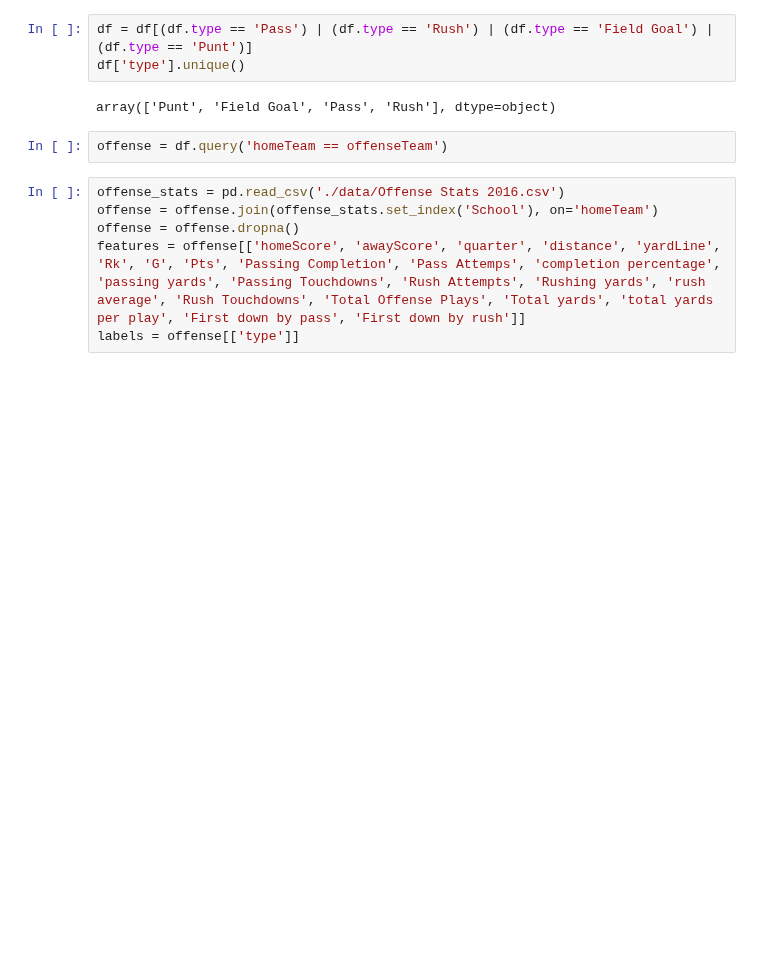
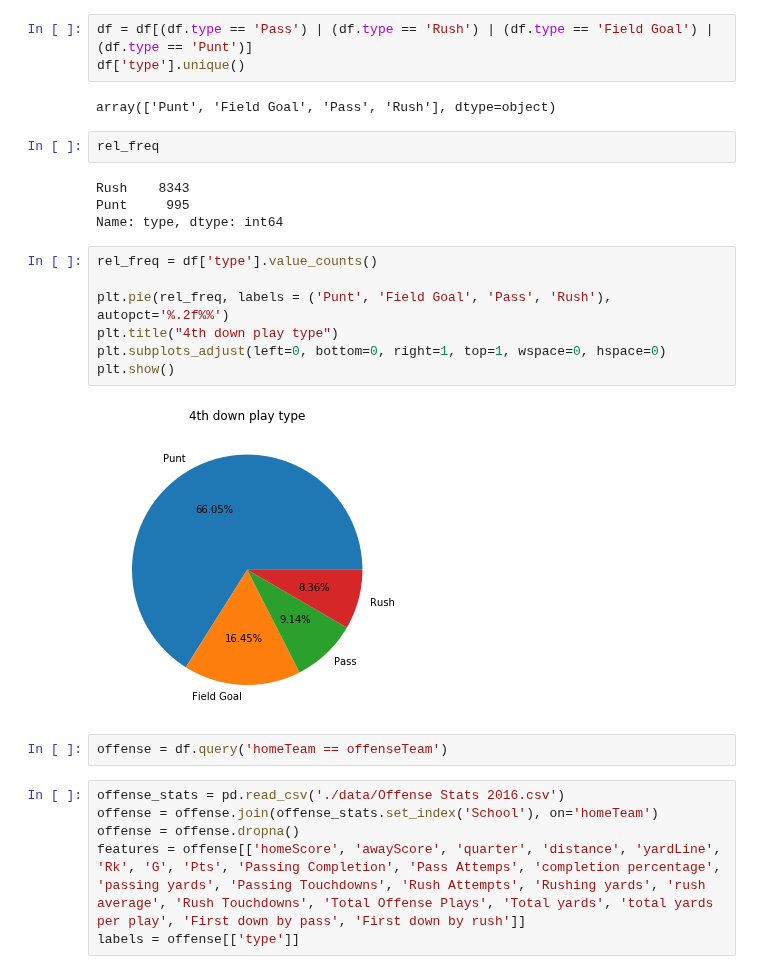
Before and after one commit to nwiatrek/cfb-ml, a Jupyter notebook: 4th down prediction.ipynb, the cells around one changed output. Saved outputs shown, nothing was run; the diff lists cells and outputs as text; blank space fills up the shorter version.

```diff
--- a/4th down prediction.ipynb
+++ b/4th down prediction.ipynb
@@ -56,6 +56,21 @@ df = df[(df.type == 'Pass') | (df.type == 'Rush') | (df.type == 'Field Goal') |
 df['type'].unique()
 # %% [output]
 array(['Punt', 'Field Goal', 'Pass', 'Rush'], dtype=object)
+# %%
+rel_freq
+# %% [output]
+Rush    8343
+Punt     995
+Name: type, dtype: int64
+# %%
+rel_freq = df['type'].value_counts()
+
+plt.pie(rel_freq, labels = ('Punt', 'Field Goal', 'Pass', 'Rush'), autopct='%.2f%%')
+plt.title("4th down play type")
+plt.subplots_adjust(left=0, bottom=0, right=1, top=1, wspace=0, hspace=0)
+plt.show()
+# %% [output]
+[figure, added]
 # %%
 offense = df.query('homeTeam == offenseTeam')
 # %%
```
Also changed, not shown: parts of 5 cells of this notebook, 1 other file.
